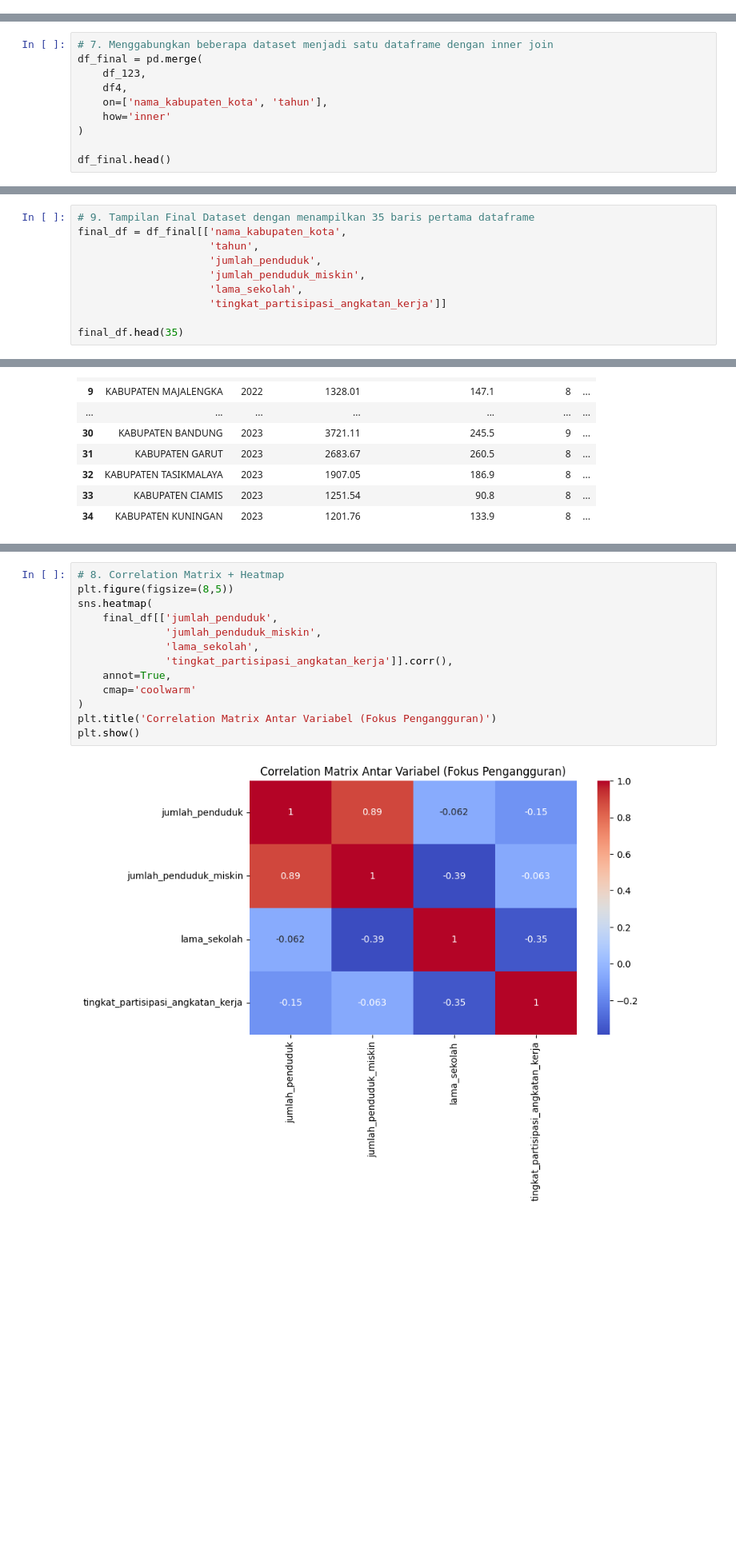
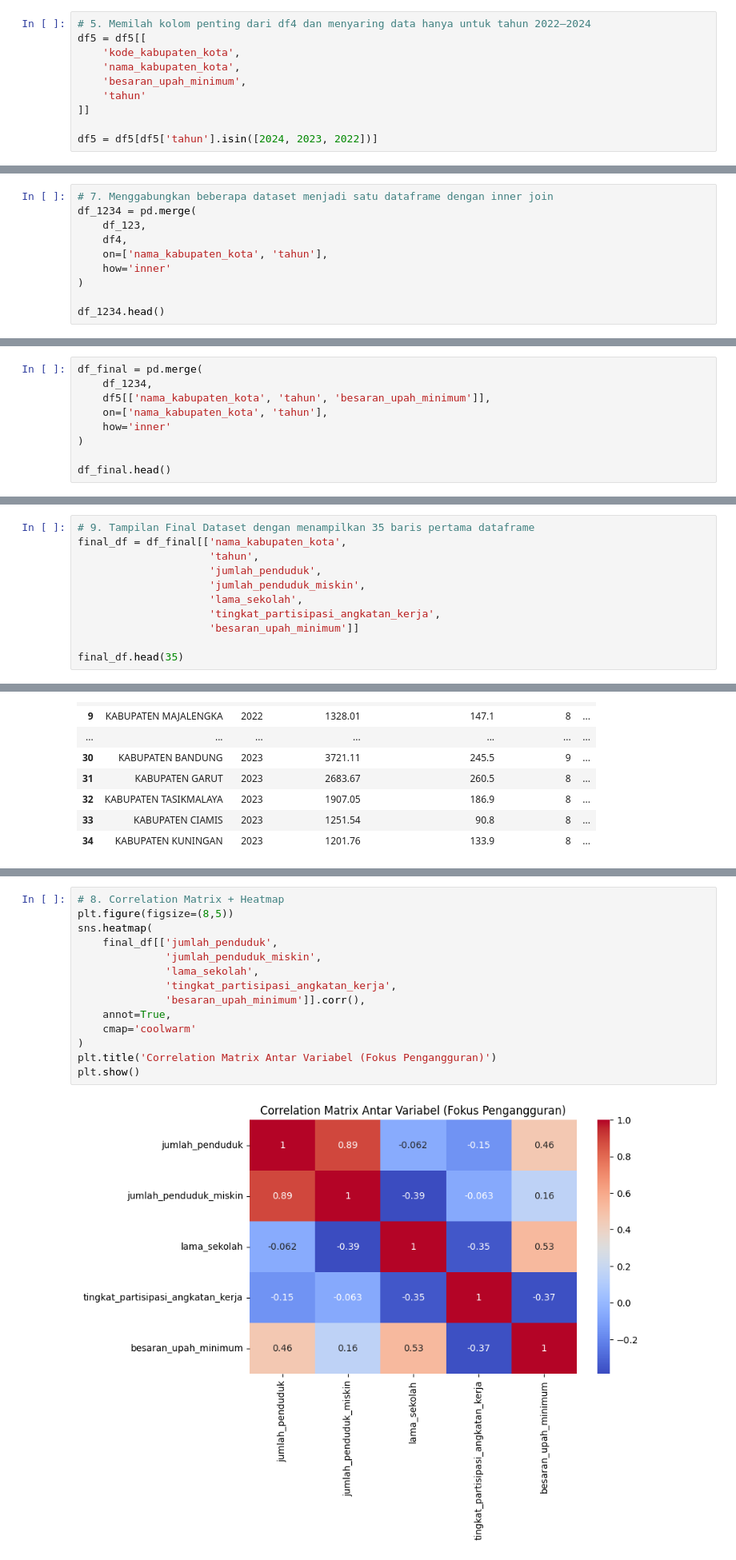
Before and after one commit to RayVonReinhafer/Streamlit_kelompok_9_pagiC, a Jupyter notebook: Uas_Kelompok_9_Final.ipynb, the cells around one changed output, grey strips where cells are left out. Shown: that part at 80% size. Saved outputs shown, nothing was run; the diff lists cells and outputs as text; blank space fills up the shorter version.

```diff
--- a/Uas_Kelompok_9_Final.ipynb
+++ b/Uas_Kelompok_9_Final.ipynb
@@ -109,6 +121,16 @@ df4 = df4[[
 ]]
 
 df4 = df4[df4['tahun'].isin([2024, 2023, 2022])]
+# %%
+# 5. Memilah kolom penting dari df4 dan menyaring data hanya untuk tahun 2022–2024
+df5 = df5[[
+    'kode_kabupaten_kota',
+    'nama_kabupaten_kota',
+    'besaran_upah_minimum',
+    'tahun'
+]]
+
+df5 = df5[df5['tahun'].isin([2024, 2023, 2022])]
 # %%
 # 5. Menggabungkan df1 dan df2 berdasarkan kolom yang cocok menggunakan inner join
 df_12 = pd.merge(
@@ -145,14 +167,14 @@ df_123.head()
 | 4 | 3205 | KABUPATEN GARUT | 2648.95 | 2022 | 545 | 32 | ... |
 # %%
 # 7. Menggabungkan beberapa dataset menjadi satu dataframe dengan inner join
-df_final = pd.merge(
+df_1234 = pd.merge(
     df_123,
     df4,
     on=['nama_kabupaten_kota', 'tahun'],
     how='inner'
 )
 
-df_final.head()
+df_1234.head()
 # %% [output]
 |  | kode_kabupaten_kota_x | nama_kabupaten_kota | jumlah_penduduk | tahun | id | kode_provinsi | ... |
 | 0 | 3201 | KABUPATEN BOGOR | 5556.31 | 2022 | 541 | 32 | ... |
@@ -160,3 +182,12 @@ df_final.head()
 | 2 | 3203 | KABUPATEN CIANJUR | 2529.81 | 2022 | 543 | 32 | ... |
 | 3 | 3204 | KABUPATEN BANDUNG | 3687.25 | 2022 | 544 | 32 | ... |
 | 4 | 3205 | KABUPATEN GARUT | 2648.95 | 2022 | 545 | 32 | ... |
+# %%
+df_final = pd.merge(
+    df_1234,
+    df5[['nama_kabupaten_kota', 'tahun', 'besaran_upah_minimum']],
+    on=['nama_kabupaten_kota', 'tahun'],
+    how='inner'
+)
+
+df_final.head()
@@ -185,7 +224,8 @@ final_df = df_final[['nama_kabupaten_kota',
                      'jumlah_penduduk',
                      'jumlah_penduduk_miskin',
                      'lama_sekolah',
-                     'tingkat_partisipasi_angkatan_kerja']]
+                     'tingkat_partisipasi_angkatan_kerja',
+                     'besaran_upah_minimum']]
 
 final_df.head(35)
 # %% [output]
@@ -323,16 +359,17 @@ plt.show()
 # %%
 # 8. Correlation Matrix + Heatmap
 plt.figure(figsize=(8,5))
 sns.heatmap(
     final_df[['jumlah_penduduk',
               'jumlah_penduduk_miskin',
               'lama_sekolah',
-              'tingkat_partisipasi_angkatan_kerja']].corr(),
+              'tingkat_partisipasi_angkatan_kerja',
+              'besaran_upah_minimum']].corr(),
     annot=True,
     cmap='coolwarm'
 )
 plt.title('Correlation Matrix Antar Variabel (Fokus Pengangguran)')
 plt.show()
 # %% [output]
-[figure, old version]
+[figure, new version]
 # %%
```
Also changed, not shown: parts of 22 cells of this notebook, 6 other files.
